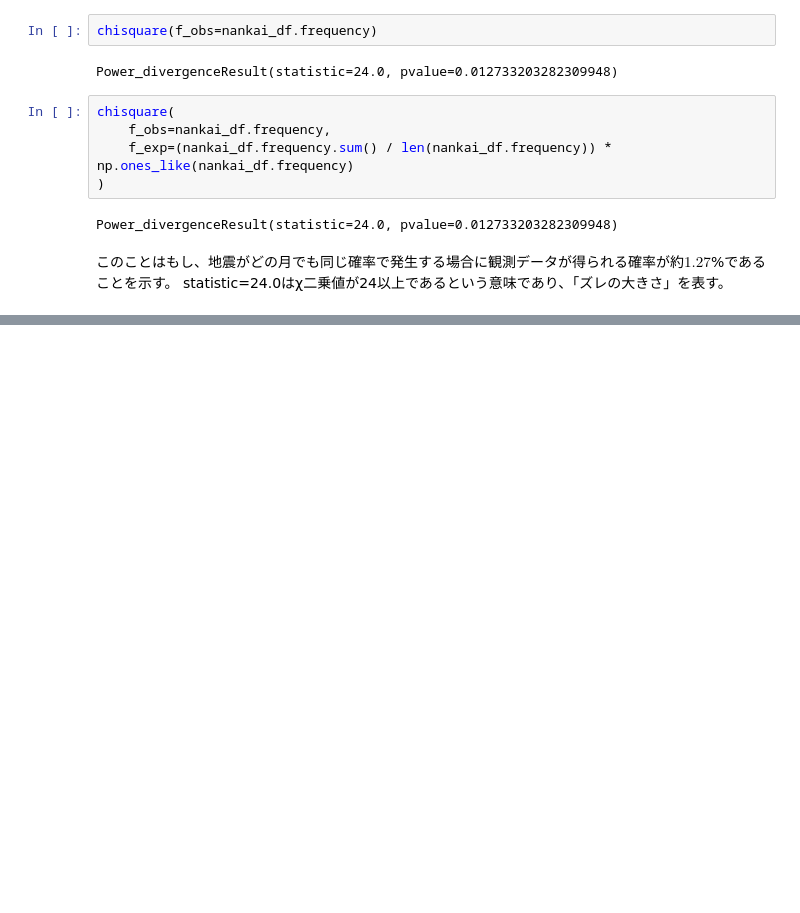
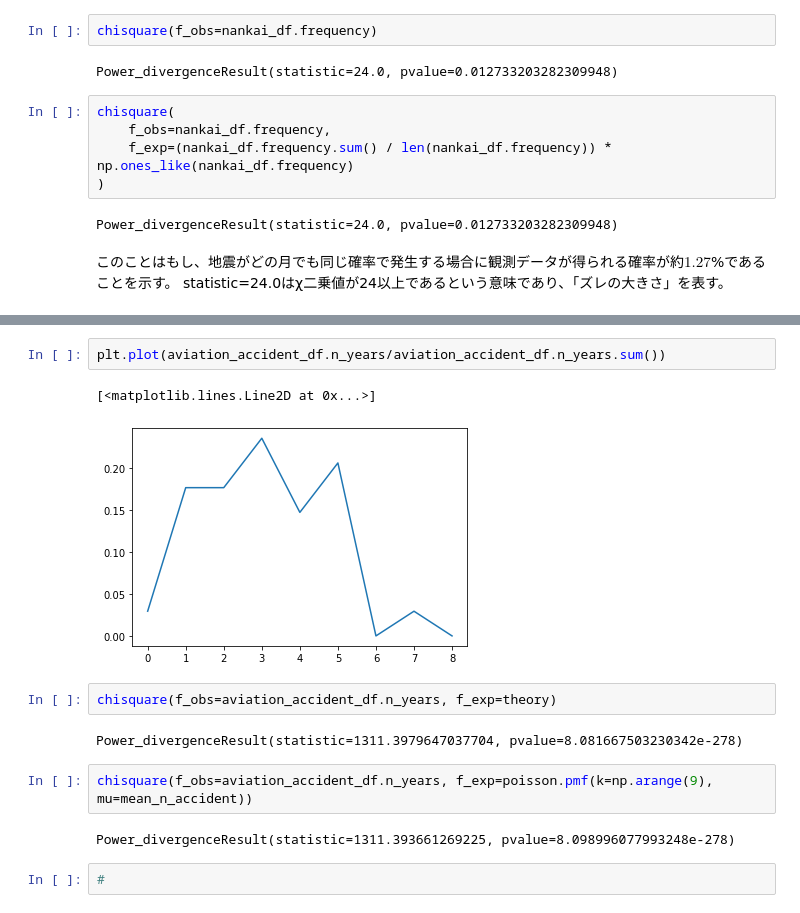
Before and after one commit to KeitaW/Colab-Notebooks, a Jupyter notebook: 適合度検定.ipynb, the cells around one changed output, grey strips where cells are left out. Saved outputs shown, nothing was run; the diff lists cells and outputs as text; blank space fills up the shorter version.

```diff
--- a/適合度検定.ipynb
+++ b/適合度検定.ipynb
@@ -31,0 +80,15 @@ statistic=24.0はχ二乗値が24以上であるという意味であり、「
+# %%
+plt.plot(aviation_accident_df.n_years/aviation_accident_df.n_years.sum())
+# %% [output]
+[<matplotlib.lines.Line2D at 0x...>]
+[figure, added]
+# %%
+chisquare(f_obs=aviation_accident_df.n_years, f_exp=theory)
+# %% [output]
+Power_divergenceResult(statistic=1311.3979647037704, pvalue=8.081667503230342e-278)
+# %%
+chisquare(f_obs=aviation_accident_df.n_years, f_exp=poisson.pmf(k=np.arange(9), mu=mean_n_accident))
+# %% [output]
+Power_divergenceResult(statistic=1311.393661269225, pvalue=8.098996077993248e-278)
+# %%
+#
```
Also changed, not shown: parts of 12 cells of this notebook.
